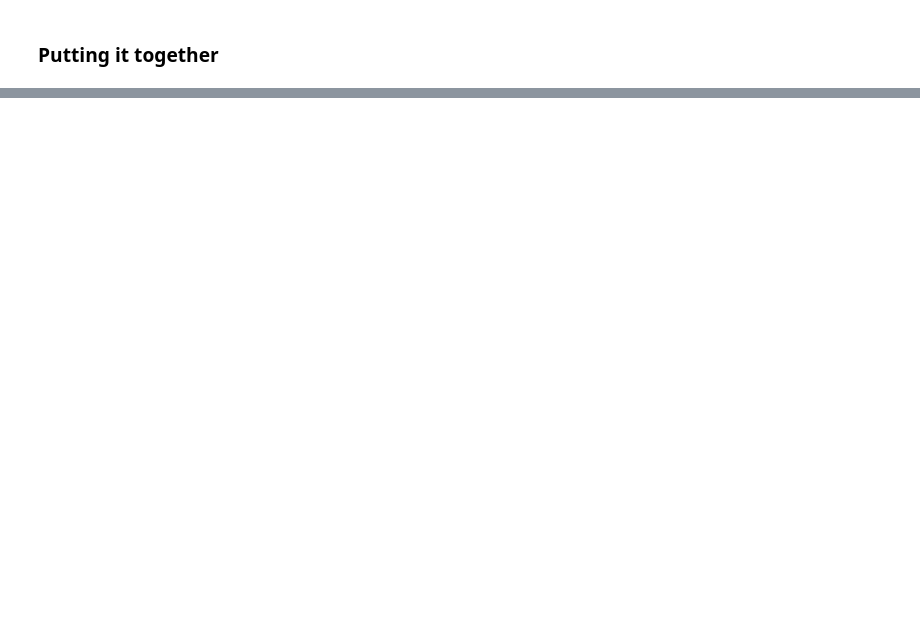
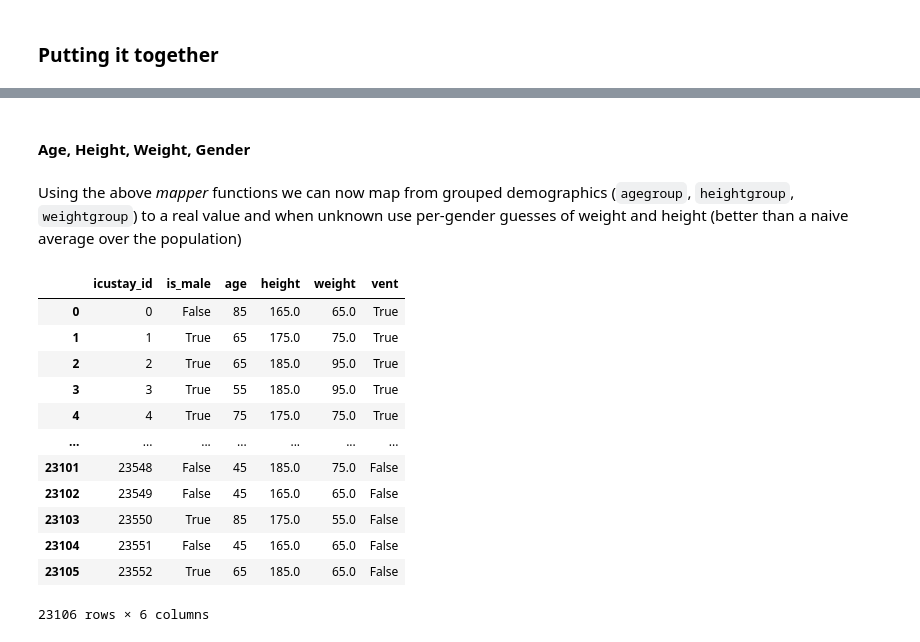
Before and after one commit to thomas097/Haemodynamic-Optimization-Reinforcement-Learning, a Jupyter notebook: data/amsterdam-umc-db/convert_to_mimic-iii_format.ipynb, the cells around one changed output, grey strips where cells are left out. Saved outputs shown, nothing was run; the diff lists cells and outputs as text; code cells hidden in the pictures; blank space fills up the shorter version.

Commit message:
added demographics

```diff
--- a/data/amsterdam-umc-db/convert_to_mimic-iii_format.ipynb
+++ b/data/amsterdam-umc-db/convert_to_mimic-iii_format.ipynb
@@ -333,0 +442,2 @@ for i, chunk in tqdm(read_csv(r"D:/AmsterdamUMCdb-v1.0.2/listitems.csv", usecols
+# %% [markdown]
+#### Age, Height, Weight, Gender
@@ -333,0 +474,61 @@ for i, chunk in tqdm(read_csv(r"D:/AmsterdamUMCdb-v1.0.2/listitems.csv", usecols
+# %%
+class DemoMapping:
+    """
+    Convenience class to convert age, weigth and height groups
+    to their center value (taking care of N/A entries per gender)
+    """
+    def __init__(self, demo_map, male_avg=np.NaN, female_avg=np.NaN):
+        self._demo_map = demo_map
+        self._male_avg = male_avg
+        self._female_avg = female_avg
+
+    def __call__(self, group, gender):
+        # replace groups by their centroids
+        out = group.replace(self._demo_map)
+
+        # if unknown use Dutch average (accounting for gender)
+        unknown = out < 0
+        male = gender == 'Man'
+        female = gender == 'Vrouw'
+        out[unknown & male] = self._male_avg
+        out[unknown & female] = self._female_avg
+        return out
+
+
+age_mapper = DemoMapping(AGE_GROUPS)
+height_mapper = DemoMapping(HEIGHT_GROUPS, male_avg=184, female_avg=170)   # Average height of men and women in NL
+weight_mapper = DemoMapping(WEIGHT_GROUPS, male_avg=87.9, female_avg=73.2) # Average weight of men and women in NL
+# %% [markdown]
+Using the above *mapper* functions we can now map from grouped demographics (`agegroup`, `heightgroup`, `weightgroup`) to a real value and when unknown use per-gender guesses of weight and height (better than a naive average over the population)
+# %%
+demo_cols = ['admissionid', 'gender', 'agegroup', 'heightgroup', 'weightgroup']
+
+demo_df = []
+for i, chunk in read_csv(r"D:/AmsterdamUMCdb-v1.0.2/admissions.csv", usecols=demo_cols, chunksize=100000000):
+    demo_chunk = pd.DataFrame({
+        'icustay_id': chunk.admissionid,
+        'is_male': chunk.gender == 'Man',
+        'age': age_mapper(chunk.agegroup, chunk.gender),
+        'height': height_mapper(chunk.heightgroup, chunk.gender),
+        'weight': weight_mapper(chunk.weightgroup, chunk.gender),
+        'vent': chunk.admissionid.isin(admissions_with_vent)
+    })
+    demo_df.append(demo_chunk)
+
+demo_df = pd.concat(demo_df, axis=0).reset_index(drop=True)
+# %%
+demo_df
+# %% [output]
+|  | icustay_id | is_male | age | height | weight | vent |
+| 0 | 0 | False | 85 | 165.0 | 65.0 | True |
+| 1 | 1 | True | 65 | 175.0 | 75.0 | True |
+| 2 | 2 | True | 65 | 185.0 | 95.0 | True |
+| 3 | 3 | True | 55 | 185.0 | 95.0 | True |
+| 4 | 4 | True | 75 | 175.0 | 75.0 | True |
+| ... | ... | ... | ... | ... | ... | ... |
+| 23101 | 23548 | False | 45 | 185.0 | 75.0 | False |
+| 23102 | 23549 | False | 45 | 165.0 | 65.0 | False |
+| 23103 | 23550 | True | 85 | 175.0 | 55.0 | False |
+| 23104 | 23551 | False | 45 | 165.0 | 65.0 | False |
+| 23105 | 23552 | True | 65 | 185.0 | 65.0 | False |
+23106 rows × 6 columns
```
Also changed, not shown: parts of 29 cells of this notebook.
